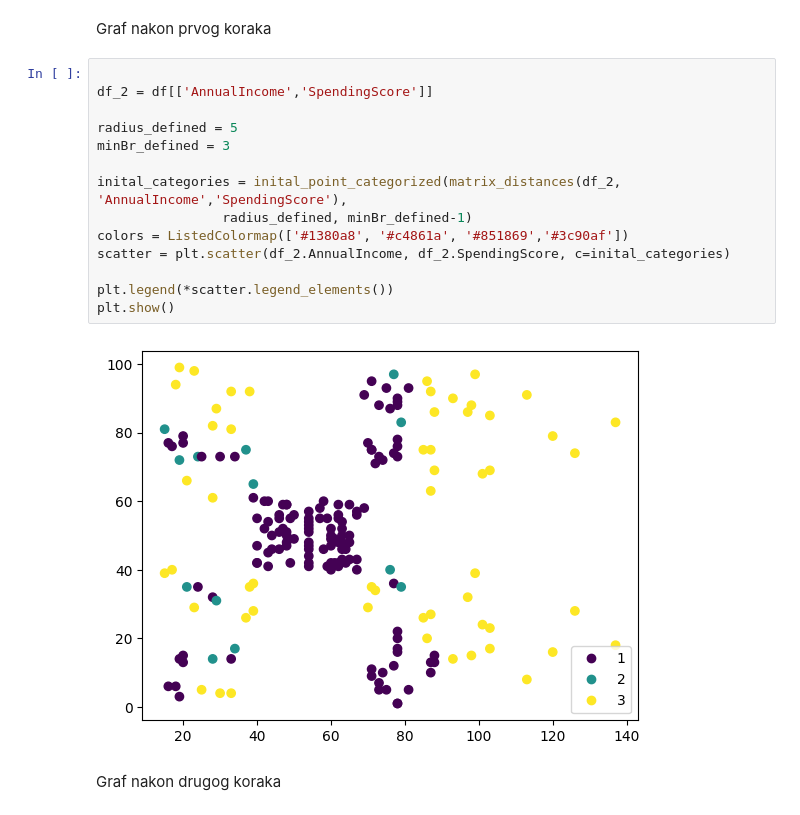
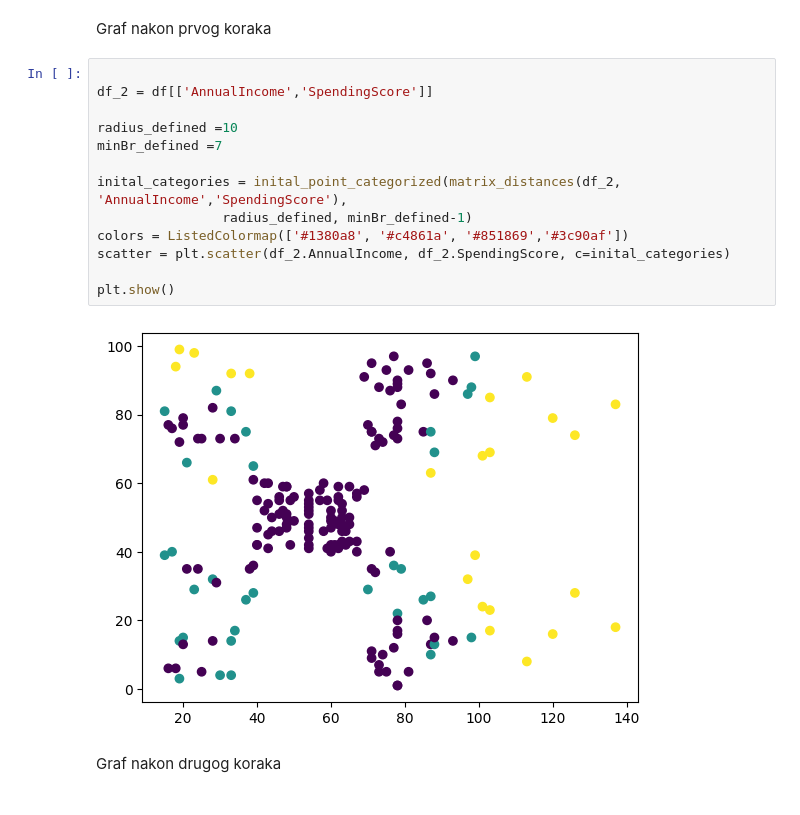
Before and after one commit to antoniamstr1/seminar-2, a Jupyter notebook: AnalizaMetGrupPodataka.ipynb, the cells around one changed output. Saved outputs shown, nothing was run; the diff lists cells and outputs as text.

```diff
--- a/AnalizaMetGrupPodataka.ipynb
+++ b/AnalizaMetGrupPodataka.ipynb
@@ -108,19 +108,18 @@ Graf nakon prvog koraka
 # %%
 
 df_2 = df[['AnnualIncome','SpendingScore']]
 
-radius_defined = 5
-minBr_defined = 3
+radius_defined =10
+minBr_defined =7
 
 inital_categories = inital_point_categorized(matrix_distances(df_2, 'AnnualIncome','SpendingScore'),
                 radius_defined, minBr_defined-1)
 colors = ListedColormap(['#1380a8', '#c4861a', '#851869','#3c90af'])
 scatter = plt.scatter(df_2.AnnualIncome, df_2.SpendingScore, c=inital_categories)
 
-plt.legend(*scatter.legend_elements())
 plt.show()
 # %% [output]
-[figure, old version]
+[figure, new version]
 # %% [markdown]
 Graf nakon drugog koraka
 # %%
```
Also changed, not shown: parts of 4 cells of this notebook.
